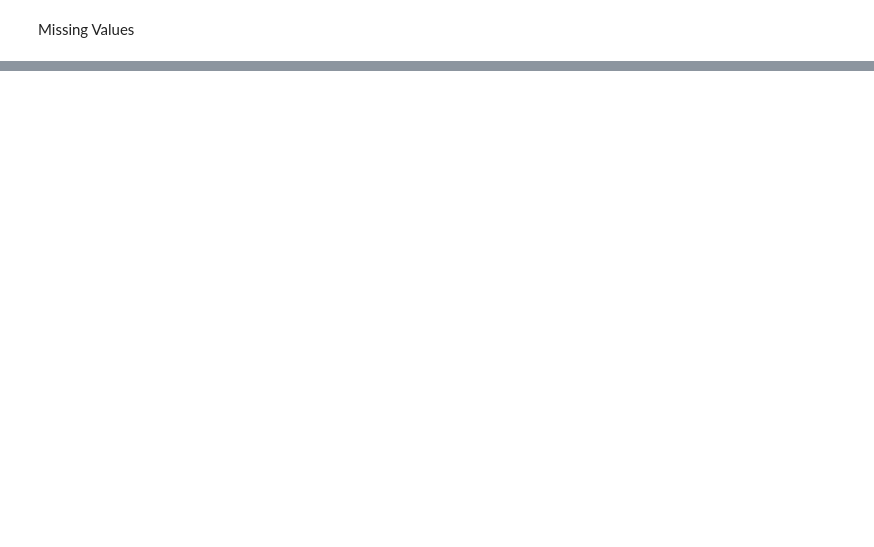
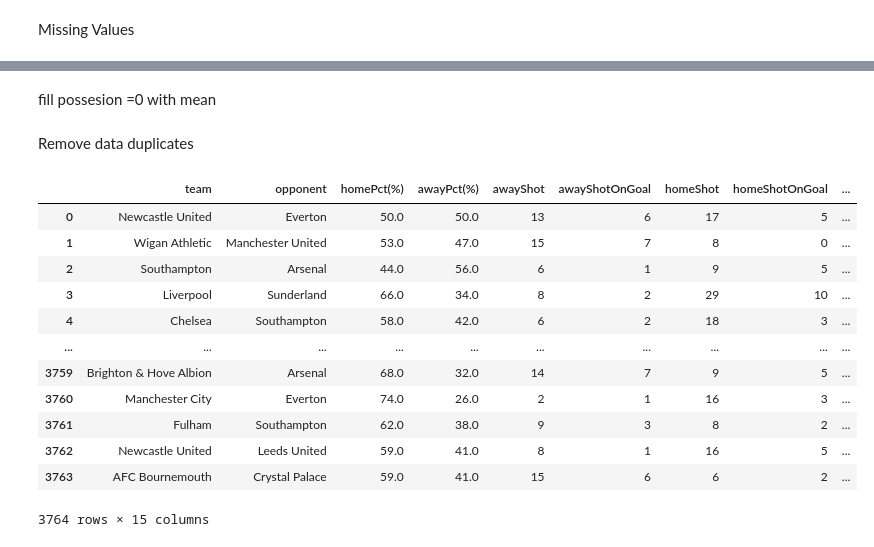
Before and after one commit to duysop/football, a Jupyter notebook: football/notebook/datacleaning.ipynb, the cells around one changed output, grey strips where cells are left out. Drawn from its saved outputs; the diff is of its cells as text; code cells hidden in the pictures; blank space fills up the shorter version.

```diff
--- a/football/notebook/datacleaning.ipynb
+++ b/football/notebook/datacleaning.ipynb
@@ -28 +51,28 @@ opcorner          0
 dtype: int64
+# %% [markdown]
+fill possesion =0 with mean
+# %%
+indexNZero = list(df[df['homePct(%)'] != 0].index)
+mean = np.mean(list(df.iloc[indexNZero]['homePct(%)']))
+df['homePct(%)'] = df['homePct(%)'].apply(lambda x: mean if x == 0 else x)
+indexNZero = list(df[df['awayPct(%)'] != 0].index)
+mean = np.mean(list(df.iloc[indexNZero]['awayPct(%)']))
+df['awayPct(%)'] = df['awayPct(%)'].apply(lambda x: mean if x == 0 else x)
+# %% [markdown]
+Remove data duplicates
+# %%
+df.drop_duplicates()
+# %% [output]
+|  | team | opponent | homePct(%) | awayPct(%) | awayShot | awayShotOnGoal | homeShot | homeShotOnGoal | ... |
+| 0 | Newcastle United | Everton | 50.0 | 50.0 | 13 | 6 | 17 | 5 | ... |
+| 1 | Wigan Athletic | Manchester United | 53.0 | 47.0 | 15 | 7 | 8 | 0 | ... |
+| 2 | Southampton | Arsenal | 44.0 | 56.0 | 6 | 1 | 9 | 5 | ... |
+| 3 | Liverpool | Sunderland | 66.0 | 34.0 | 8 | 2 | 29 | 10 | ... |
+| 4 | Chelsea | Southampton | 58.0 | 42.0 | 6 | 2 | 18 | 3 | ... |
+| ... | ... | ... | ... | ... | ... | ... | ... | ... | ... |
+| 3759 | Brighton & Hove Albion | Arsenal | 68.0 | 32.0 | 14 | 7 | 9 | 5 | ... |
+| 3760 | Manchester City | Everton | 74.0 | 26.0 | 2 | 1 | 16 | 3 | ... |
+| 3761 | Fulham | Southampton | 62.0 | 38.0 | 9 | 3 | 8 | 2 | ... |
+| 3762 | Newcastle United | Leeds United | 59.0 | 41.0 | 8 | 1 | 16 | 5 | ... |
+| 3763 | AFC Bournemouth | Crystal Palace | 59.0 | 41.0 | 15 | 6 | 6 | 2 | ... |
+3764 rows × 15 columns
```
Also changed, not shown: parts of 4 cells of this notebook, 5 other files.
